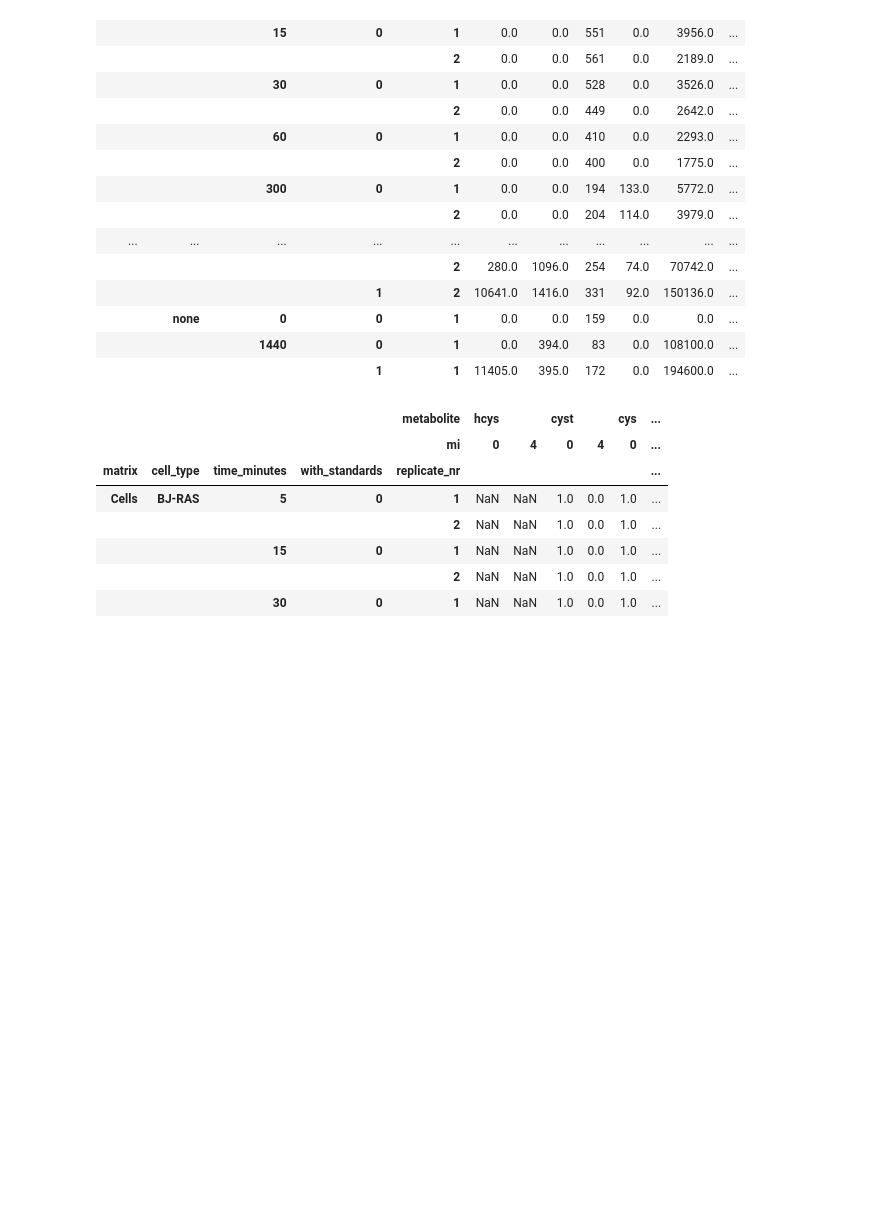
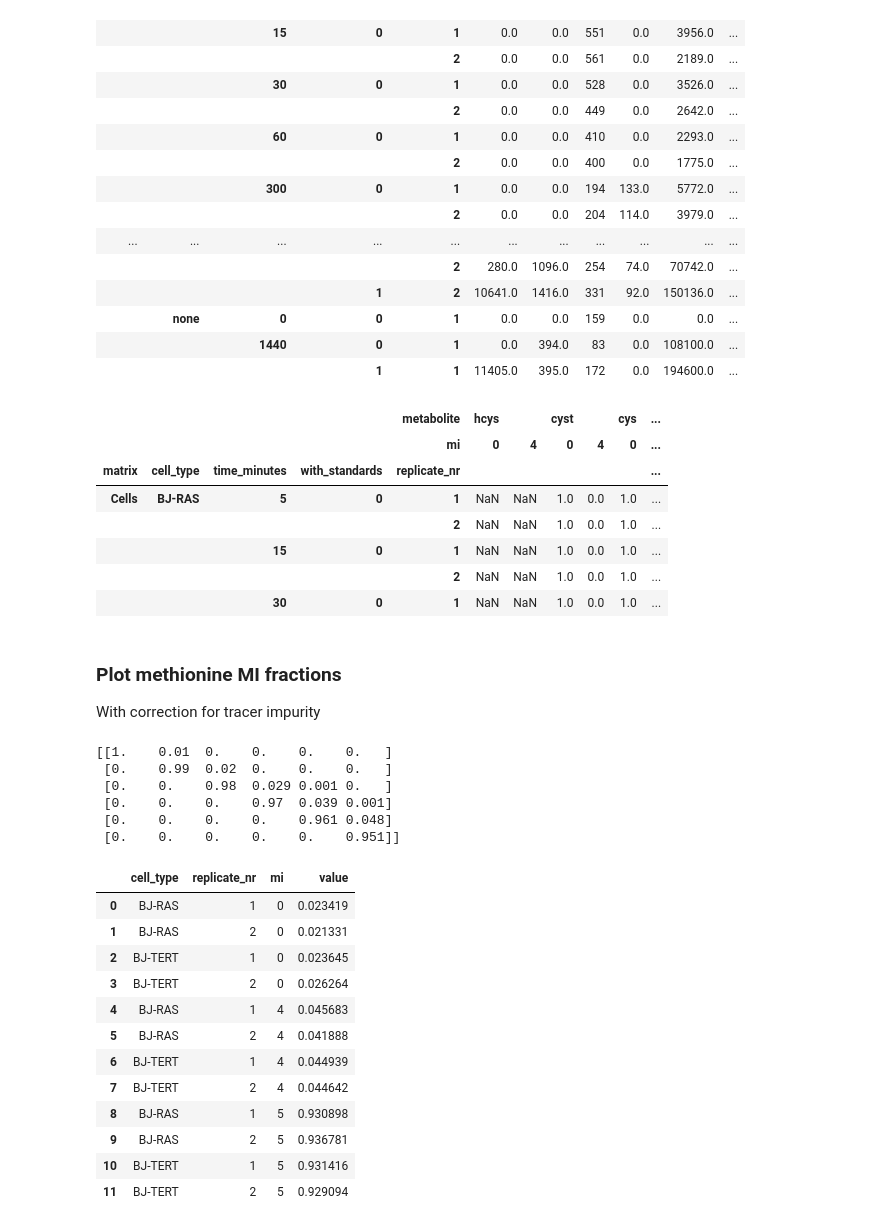
Before and after one commit to Nilsson-Lab-KI/met-hcys-flux, a Jupyter notebook: 01_compute_mids.ipynb, the cells around one changed output. Cells and saved outputs as stored; diff of their text form; code cells hidden in the pictures; blank space fills up the shorter version.

```diff
--- a/01_compute_mids.ipynb
+++ b/01_compute_mids.ipynb
@@ -107,3 +109,6 @@ met_mids.head(5)
 |  |  | 30 | 0 | 1 | NaN | NaN | 1.0 | 0.0 | 1.0 | ... |
 # %%
 met_mids.to_csv(mid_data_path / 'U13C-met_mids.csv')
+# %% [markdown]
+### Plot methionine MI fractions
+With correction for tracer impurity
@@ -109,0 +132,30 @@ met_mids.to_csv(mid_data_path / 'U13C-met_mids.csv')
+# %%
+with np.printoptions(precision=3, suppress=True):
+    print(correction_matrix(5, 0.99))
+# %% [output]
+[[1.    0.01  0.    0.    0.    0.   ]
+ [0.    0.99  0.02  0.    0.    0.   ]
+ [0.    0.    0.98  0.029 0.001 0.   ]
+ [0.    0.    0.    0.97  0.039 0.001]
+ [0.    0.    0.    0.    0.961 0.048]
+ [0.    0.    0.    0.    0.    0.951]]
+# %%
+met_mids_for_plot = met_mids['met']\
+    .xs(('Cells', 1440, 0), level=('matrix', 'time_minutes', 'with_standards'))\
+    .reset_index()\
+    .melt(id_vars=('cell_type', 'replicate_nr'))
+met_mids_for_plot
+# %% [output]
+|  | cell_type | replicate_nr | mi | value |
+| 0 | BJ-RAS | 1 | 0 | 0.023419 |
+| 1 | BJ-RAS | 2 | 0 | 0.021331 |
+| 2 | BJ-TERT | 1 | 0 | 0.023645 |
+| 3 | BJ-TERT | 2 | 0 | 0.026264 |
+| 4 | BJ-RAS | 1 | 4 | 0.045683 |
+| 5 | BJ-RAS | 2 | 4 | 0.041888 |
+| 6 | BJ-TERT | 1 | 4 | 0.044939 |
+| 7 | BJ-TERT | 2 | 4 | 0.044642 |
+| 8 | BJ-RAS | 1 | 5 | 0.930898 |
+| 9 | BJ-RAS | 2 | 5 | 0.936781 |
+| 10 | BJ-TERT | 1 | 5 | 0.931416 |
+| 11 | BJ-TERT | 2 | 5 | 0.929094 |
```
Also changed, not shown: parts of 10 cells of this notebook, 3 other files.
